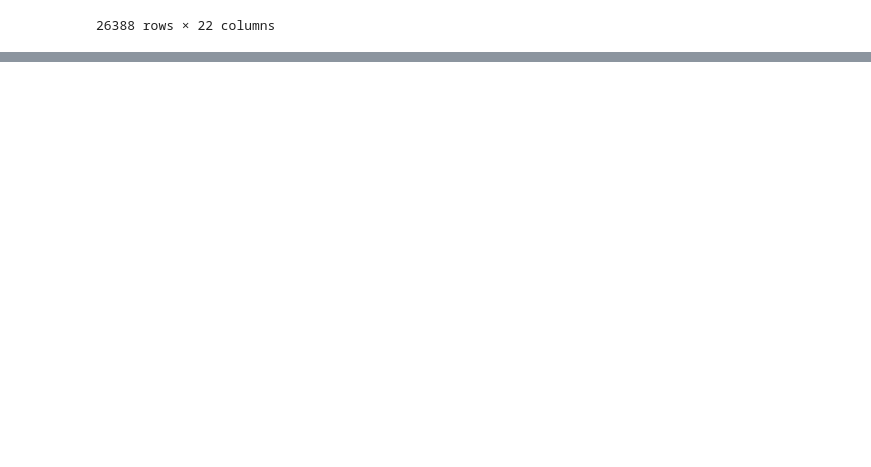
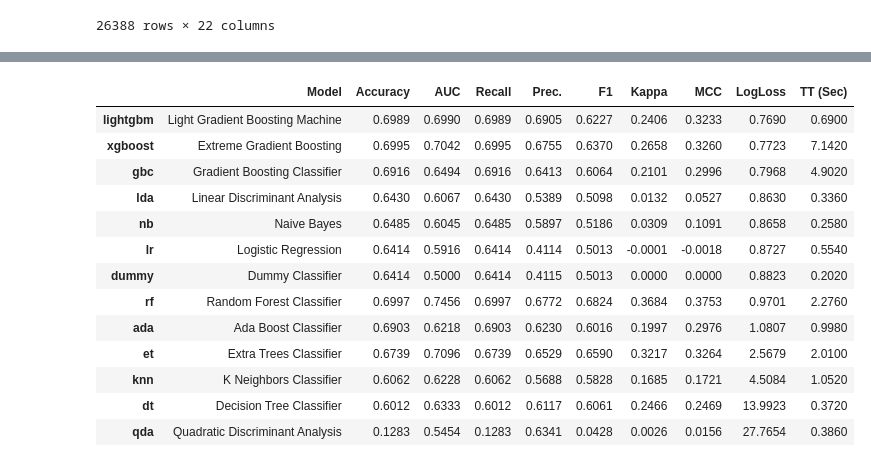
Before and after one commit to Muj2n/Credit_Card_User_Overdue_Forecast, a Jupyter notebook: Credit Card User Overdue Forecast.ipynb, the cells around one changed output, grey strips where cells are left out. Cells and saved outputs as stored; diff of their text form; code cells hidden in the pictures; blank space fills up the shorter version.

```diff
--- a/Credit Card User Overdue Forecast.ipynb
+++ b/Credit Card User Overdue Forecast.ipynb
@@ -612,0 +542,4 @@ Pipeline(memory=FastMemory(location=/tmp/joblib),
+# %%
+#svm, ridge는 predict_proba 미지원으로 제외
+best5 = compare_models(fold = 5, sort = 'logloss', n_select = 3, exclude=['svm','ridge'])
+# %% [output]
@@ -612,0 +547,14 @@ Pipeline(memory=FastMemory(location=/tmp/joblib),
+|  | Model | Accuracy | AUC | Recall | Prec. | F1 | Kappa | MCC | LogLoss | TT (Sec) |
+| lightgbm | Light Gradient Boosting Machine | 0.6989 | 0.6990 | 0.6989 | 0.6905 | 0.6227 | 0.2406 | 0.3233 | 0.7690 | 0.6900 |
+| xgboost | Extreme Gradient Boosting | 0.6995 | 0.7042 | 0.6995 | 0.6755 | 0.6370 | 0.2658 | 0.3260 | 0.7723 | 7.1420 |
+| gbc | Gradient Boosting Classifier | 0.6916 | 0.6494 | 0.6916 | 0.6413 | 0.6064 | 0.2101 | 0.2996 | 0.7968 | 4.9020 |
+| lda | Linear Discriminant Analysis | 0.6430 | 0.6067 | 0.6430 | 0.5389 | 0.5098 | 0.0132 | 0.0527 | 0.8630 | 0.3360 |
+| nb | Naive Bayes | 0.6485 | 0.6045 | 0.6485 | 0.5897 | 0.5186 | 0.0309 | 0.1091 | 0.8658 | 0.2580 |
+| lr | Logistic Regression | 0.6414 | 0.5916 | 0.6414 | 0.4114 | 0.5013 | -0.0001 | -0.0018 | 0.8727 | 0.5540 |
+| dummy | Dummy Classifier | 0.6414 | 0.5000 | 0.6414 | 0.4115 | 0.5013 | 0.0000 | 0.0000 | 0.8823 | 0.2020 |
+| rf | Random Forest Classifier | 0.6997 | 0.7456 | 0.6997 | 0.6772 | 0.6824 | 0.3684 | 0.3753 | 0.9701 | 2.2760 |
+| ada | Ada Boost Classifier | 0.6903 | 0.6218 | 0.6903 | 0.6230 | 0.6016 | 0.1997 | 0.2976 | 1.0807 | 0.9980 |
+| et | Extra Trees Classifier | 0.6739 | 0.7096 | 0.6739 | 0.6529 | 0.6590 | 0.3217 | 0.3264 | 2.5679 | 2.0100 |
+| knn | K Neighbors Classifier | 0.6062 | 0.6228 | 0.6062 | 0.5688 | 0.5828 | 0.1685 | 0.1721 | 4.5084 | 1.0520 |
+| dt | Decision Tree Classifier | 0.6012 | 0.6333 | 0.6012 | 0.6117 | 0.6061 | 0.2466 | 0.2469 | 13.9923 | 0.3720 |
+| qda | Quadratic Discriminant Analysis | 0.1283 | 0.5454 | 0.1283 | 0.6341 | 0.0428 | 0.0026 | 0.0156 | 27.7654 | 0.3860 |
```
Also changed, not shown: parts of 39 cells of this notebook.
